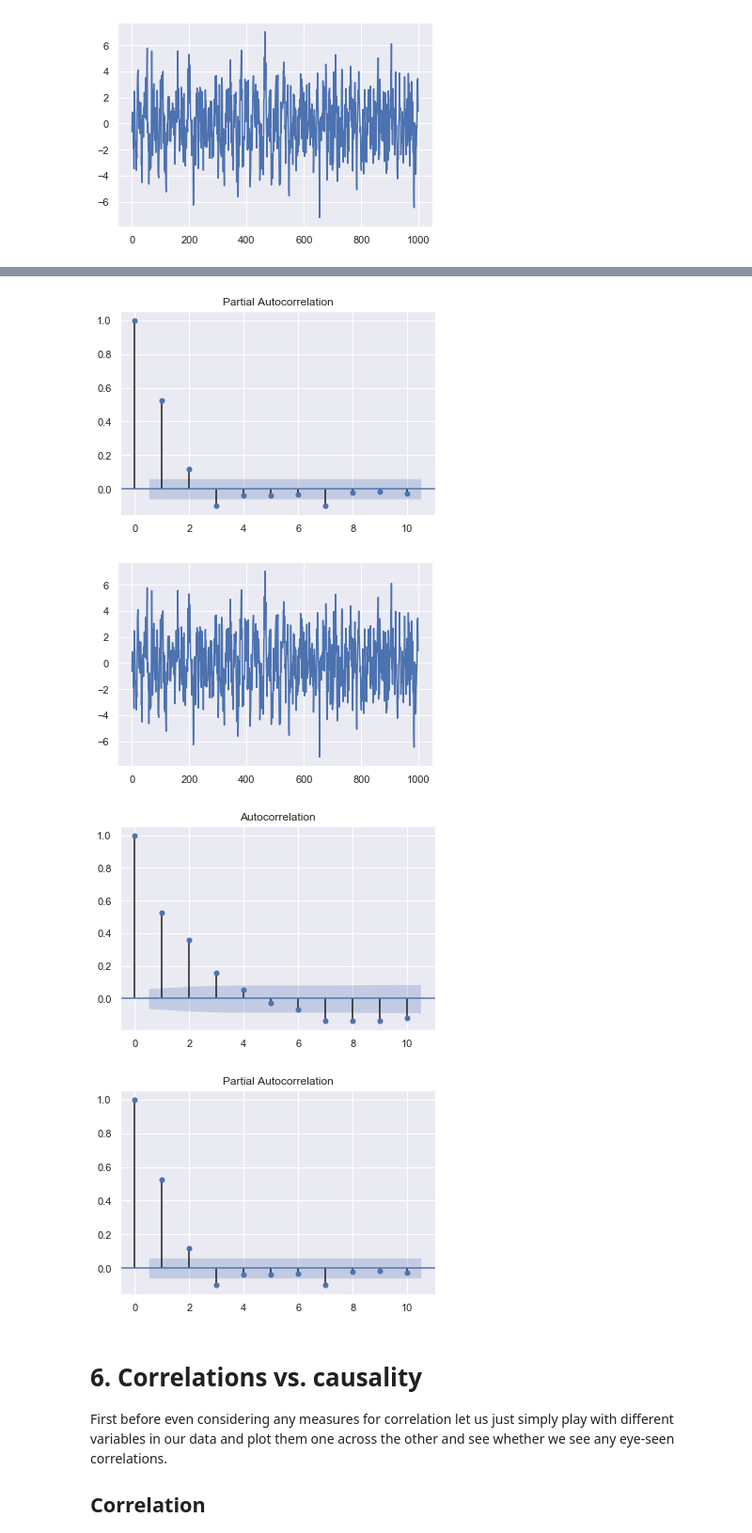
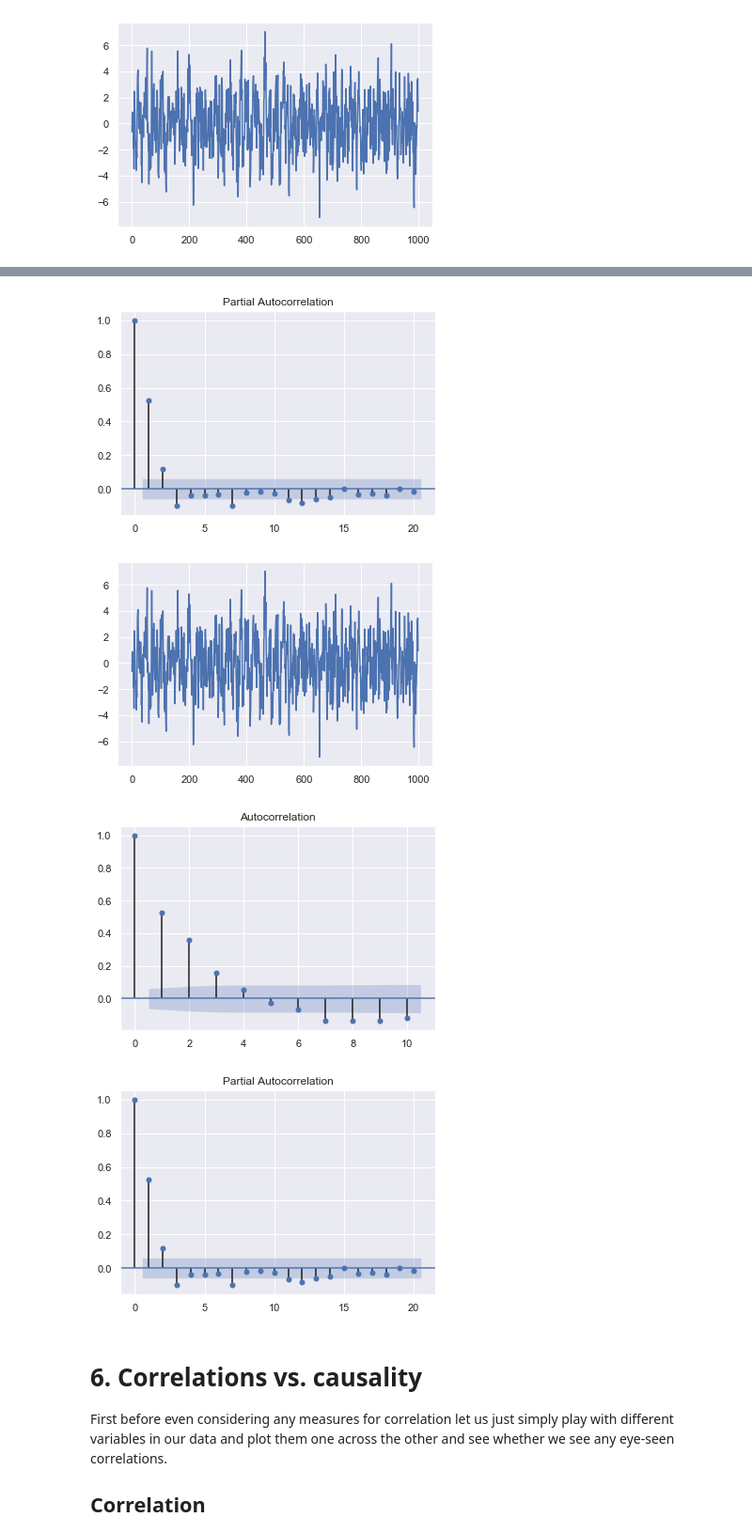
Before and after one commit to Liyubov/time-series_analysis_basic, a Jupyter notebook: notebooks/time_series_data_general_analysis.ipynb, the cells around one changed output, grey strips where cells are left out. Shown at 94% size. Cells and saved outputs as stored; diff of their text form; code cells hidden in the pictures.

```diff
--- a/notebooks/time_series_data_general_analysis.ipynb
+++ b/notebooks/time_series_data_general_analysis.ipynb
@@ -357,18 +372,21 @@ We make the first simple test on some memory effects in our data.
 # %%
 from statsmodels.graphics.tsaplots import plot_acf, plot_pacf
 import numpy as np
 
 x=data.P1-result.seasonal
 diff=np.diff(x)
 plt.plot(diff)
 
+
+
+x = [i + ran]
 plot_acf(diff, lags=10)
-plot_pacf(diff, lags=10)
+plot_pacf(diff, lags=20)
 # %% [output]
-[figure, old version]
+[figure, new version]
 [figure]
 [figure]
-[figure, old version]
+[figure, new version]
 # %% [markdown]
 # 6. Correlations  vs. causality <a name="correlation"></a>
 
```
Also changed, not shown: parts of 8 cells of this notebook.
